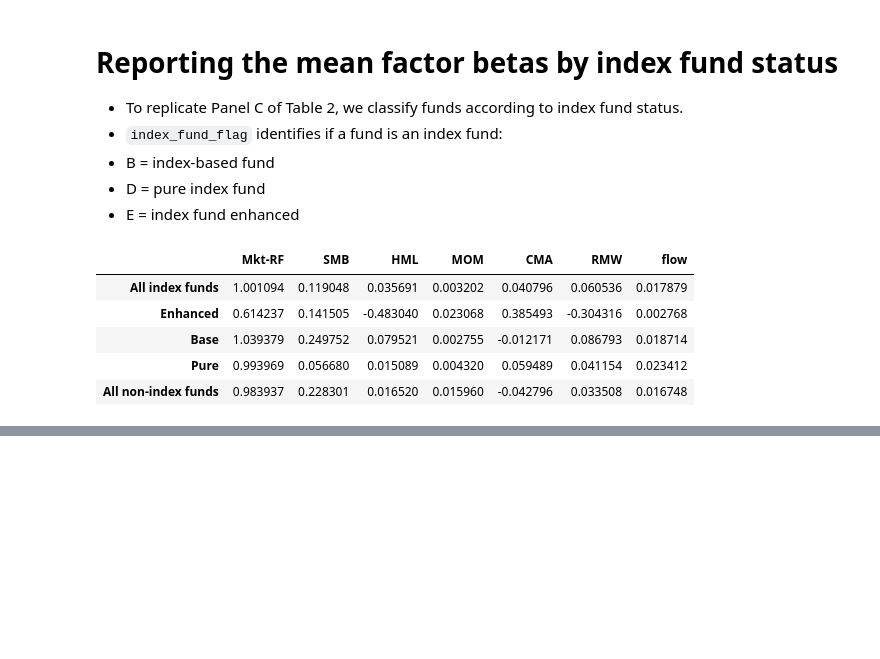
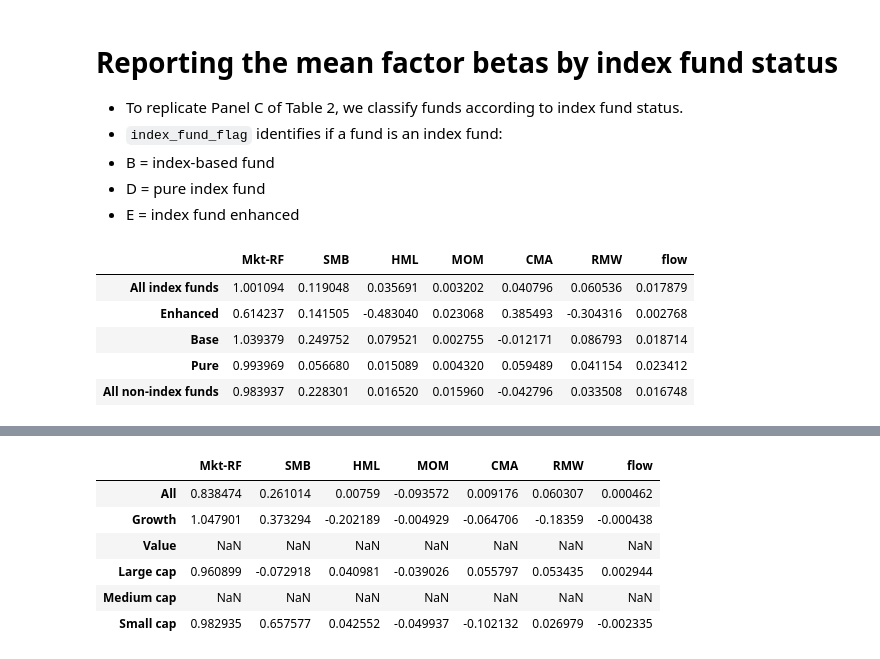
Before and after one commit to jonathan-cai-chicago/factor_demand, a Jupyter notebook: src/03_fama_french.ipynb, the cells around one changed output, grey strips where cells are left out. Cells and saved outputs as stored; diff of their text form; code cells hidden in the pictures; blank space fills up the shorter version.

```diff
--- a/src/03_fama_french.ipynb
+++ b/src/03_fama_french.ipynb
@@ -215,0 +260,25 @@ panelC
+# %%
+df_growth = df_reg[df_reg['lipper_class_name'].astype(str).str.contains('Growth', case=False, regex=True)]
+df_value = df_reg[df_reg['lipper_class_name'].astype(str).str.contains('Value', case=False, regex=True)]
+df_base = df_reg[df_reg['lipper_class_name'].astype(str).str.contains('Base', case=False, regex=True)]
+df_large_cap = df_reg[df_reg['lipper_class_name'].astype(str).str.contains('Large-Cap', case=False, regex=True)]
+df_mid_cap = df_reg[df_reg['lipper_class_name'].astype(str).str.contains('Mid-Cap', case=False, regex=True)]
+df_small_cap = df_reg[df_reg['lipper_class_name'].astype(str).str.contains('Small-Cap', case=False, regex=True)]
+
+growth_pre = regression(df_growth)
+value_pre = regression(df_value)
+base_pre = regression(df_base)
+large_cap_pre = regression(df_large_cap)
+mid_cap_pre = regression(df_mid_cap)
+small_cap_pre = regression(df_small_cap)
+panelB_pre = pd.DataFrame({'All': all_funds_pre.mean(), 'Growth': growth_pre.mean(), 'Value': value_pre.mean(),
+              'Large cap': large_cap_pre.mean(), 'Medium cap': mid_cap_pre.mean(), 'Small cap': small_cap_pre.mean()}).T
+panelB_pre
+# %% [output]
+|  | Mkt-RF | SMB | HML | MOM | CMA | RMW | flow |
+| All | 0.838474 | 0.261014 | 0.00759 | -0.093572 | 0.009176 | 0.060307 | 0.000462 |
+| Growth | 1.047901 | 0.373294 | -0.202189 | -0.004929 | -0.064706 | -0.18359 | -0.000438 |
+| Value | NaN | NaN | NaN | NaN | NaN | NaN | NaN |
+| Large cap | 0.960899 | -0.072918 | 0.040981 | -0.039026 | 0.055797 | 0.053435 | 0.002944 |
+| Medium cap | NaN | NaN | NaN | NaN | NaN | NaN | NaN |
+| Small cap | 0.982935 | 0.657577 | 0.042552 | -0.049937 | -0.102132 | 0.026979 | -0.002335 |
```
Also changed, not shown: parts of 6 cells of this notebook, 1 other file.
